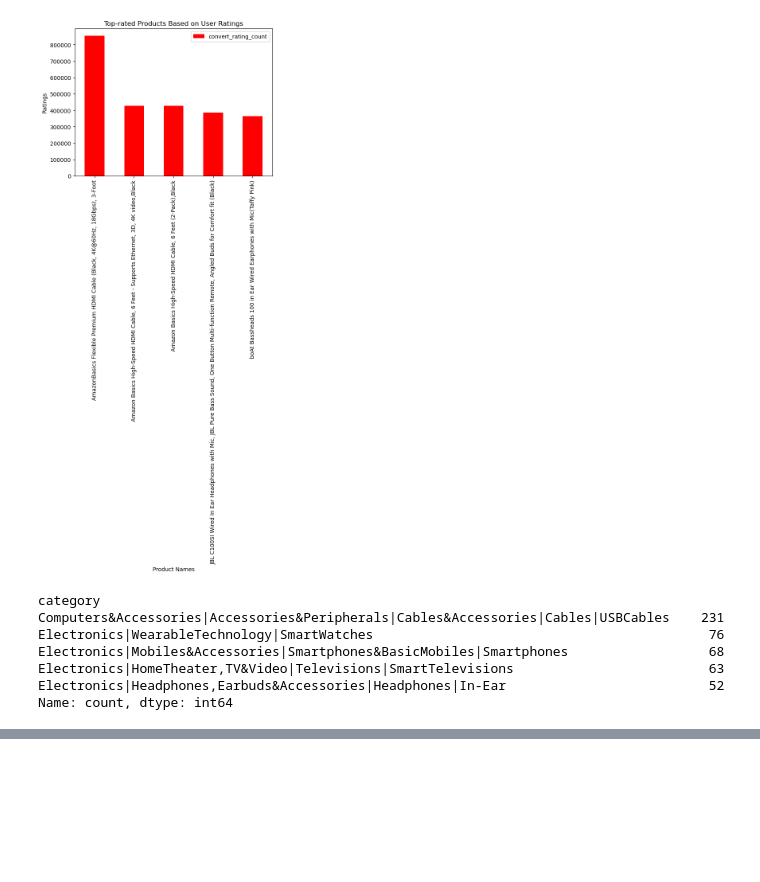
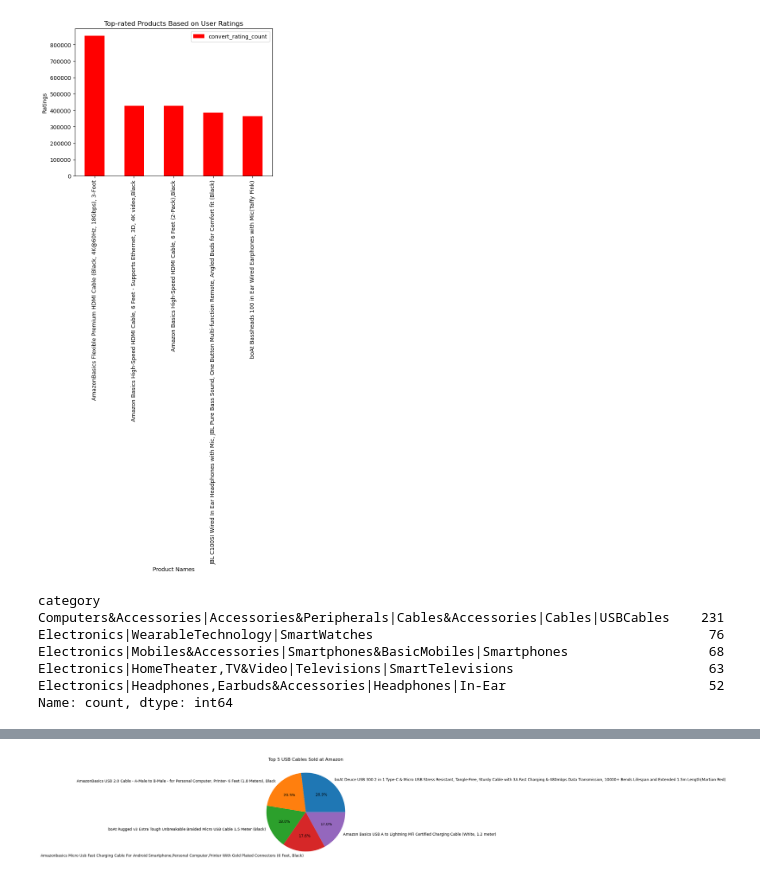
Before and after one commit to calvinhoang203/Analysis-of-Amazon-Sales-Trend, a Jupyter notebook: Amazon Sales Trend.ipynb, the cells around one changed output, grey strips where cells are left out. Saved outputs shown, nothing was run; the diff lists cells and outputs as text; code cells hidden in the pictures; blank space fills up the shorter version.

```diff
--- a/Amazon Sales Trend.ipynb
+++ b/Amazon Sales Trend.ipynb
@@ -210,5 +212,5 @@ plt.show()
 # %%
 # Question 4: What are the top 5 most popular products in each category based on the number of reviews?
 # %%
-computer_accessories = amazon_data[amazon_data['category'] == 'Computers&Accessories|Accessories&Peripherals|Cables&Accessories|Cables|USBCables']
-computer_accessories
+usb_cables = amazon_data[amazon_data['category'] == 'Computers&Accessories|Accessories&Peripherals|Cables&Accessories|Cables|USBCables']
+usb_cables = usb_cables.drop(columns=['convert_rating_count'])
@@ -228,0 +217,9 @@ computer_accessories
+# %%
+convert_rating_count_usb_cables = [] # an empty list
+for index, row in usb_cables.iterrows():
+    convert_rating_count_usb_cables.append(str(row['rating_count']).replace(",",""))  # remove the comma
+convert_rating_count_usb_cables = [int(i) for i in convert_rating_count_usb_cables]
+usb_cables['convert_rating_count_usb_cables'] = convert_rating_count_usb_cables
+top_5_usb_cables = usb_cables.groupby('product_name').sum().sort_values(by='convert_rating_count_usb_cables', ascending = False)
+top_5 = top_5_usb_cables.iloc[0:5,[0,1,15]]
+top_5
@@ -229 +234,10 @@ computer_accessories
+# %%
+# Pie chart for top 5 products in USB Cables category
+usb_cables_pie_chart = usb_cables.groupby('product_name')['convert_rating_count_usb_cables'].sum()
+top_5_usb_cables = usb_cables_pie_chart.sort_values(ascending=False).head(5)
+plt.title('Top 5 USB Cables Sold at Amazon')
+plt.pie(top_5_usb_cables, labels = top_5_usb_cables.index, autopct='%1.1f%%')
+plt.show()
+# %% [output]
+[figure, added]
 # %%
```
Also changed, not shown: parts of 20 cells of this notebook.
